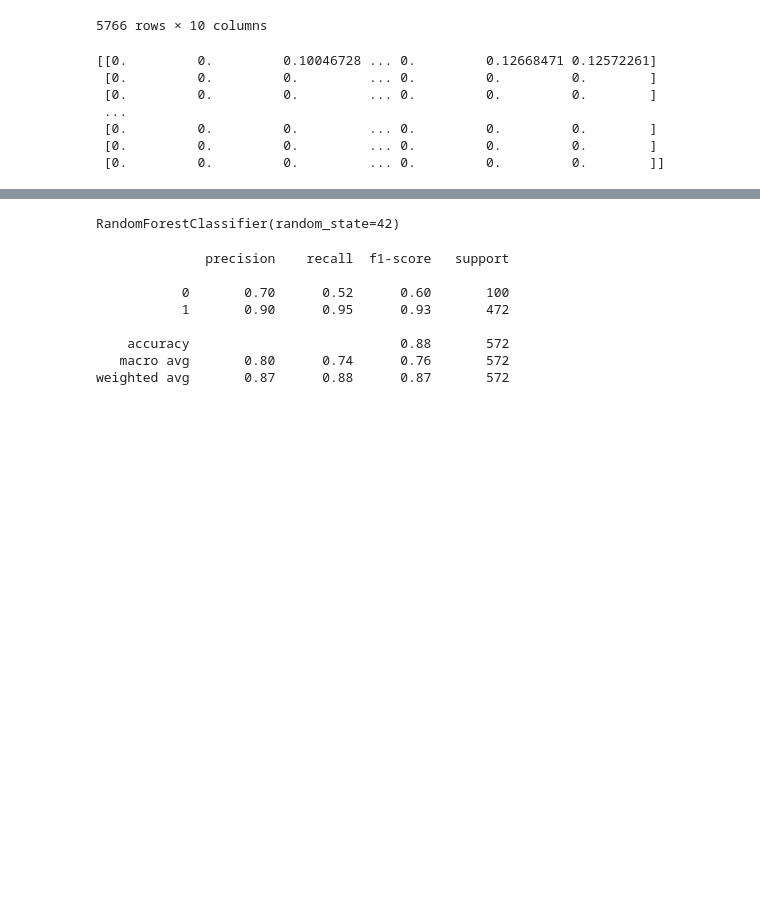
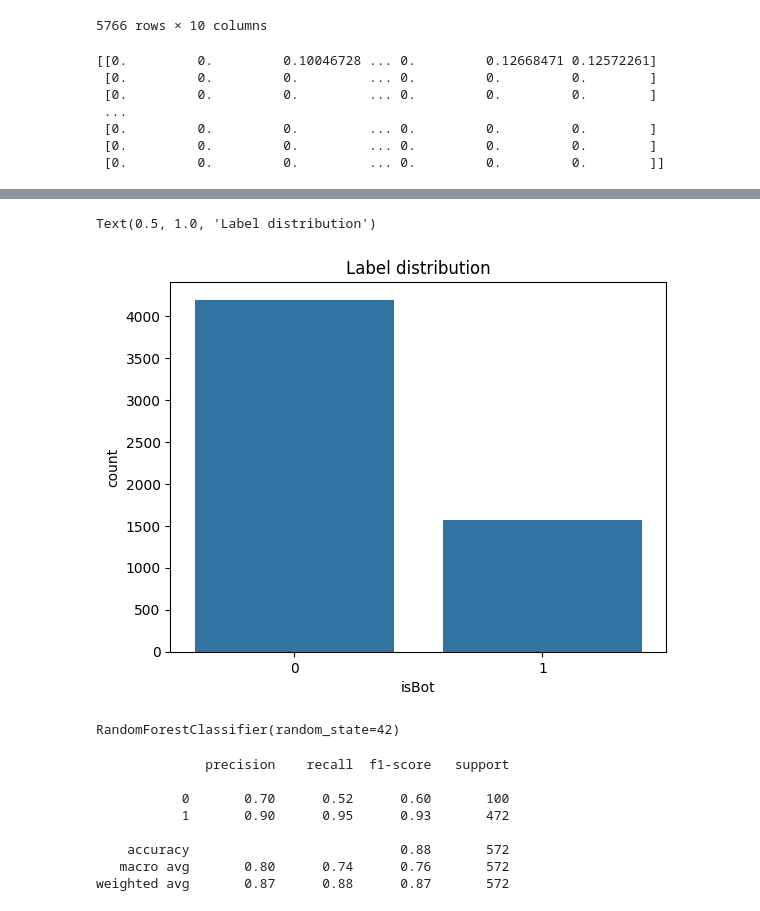
Before and after one commit to iamahnaf/Testing_model, a Jupyter notebook: Code/DataTesting.ipynb, the cells around one changed output, grey strips where cells are left out. Saved outputs shown, nothing was run; the diff lists cells and outputs as text; code cells hidden in the pictures; blank space fills up the shorter version.

```diff
--- a/Code/DataTesting.ipynb
+++ b/Code/DataTesting.ipynb
@@ -150,6 +143,12 @@ X = hstack([X_text,X_numeric])
 X_labeled = hstack([X_text_labeled,X_numeric_labeled])
 y = df['isBot']
 y_labeled = df_labeled['isBot']
+# %%
+#EDA
+sns.countplot(x='isBot', data=df); plt.title('Label distribution')
+# %% [output]
+Text(0.5, 1.0, 'Label distribution')
+[figure, added]
 # %%
 #error in model training because missing values in X(NaN)
 #Random forest cant train on missing data
```
Also changed, not shown: parts of 3 cells of this notebook.
